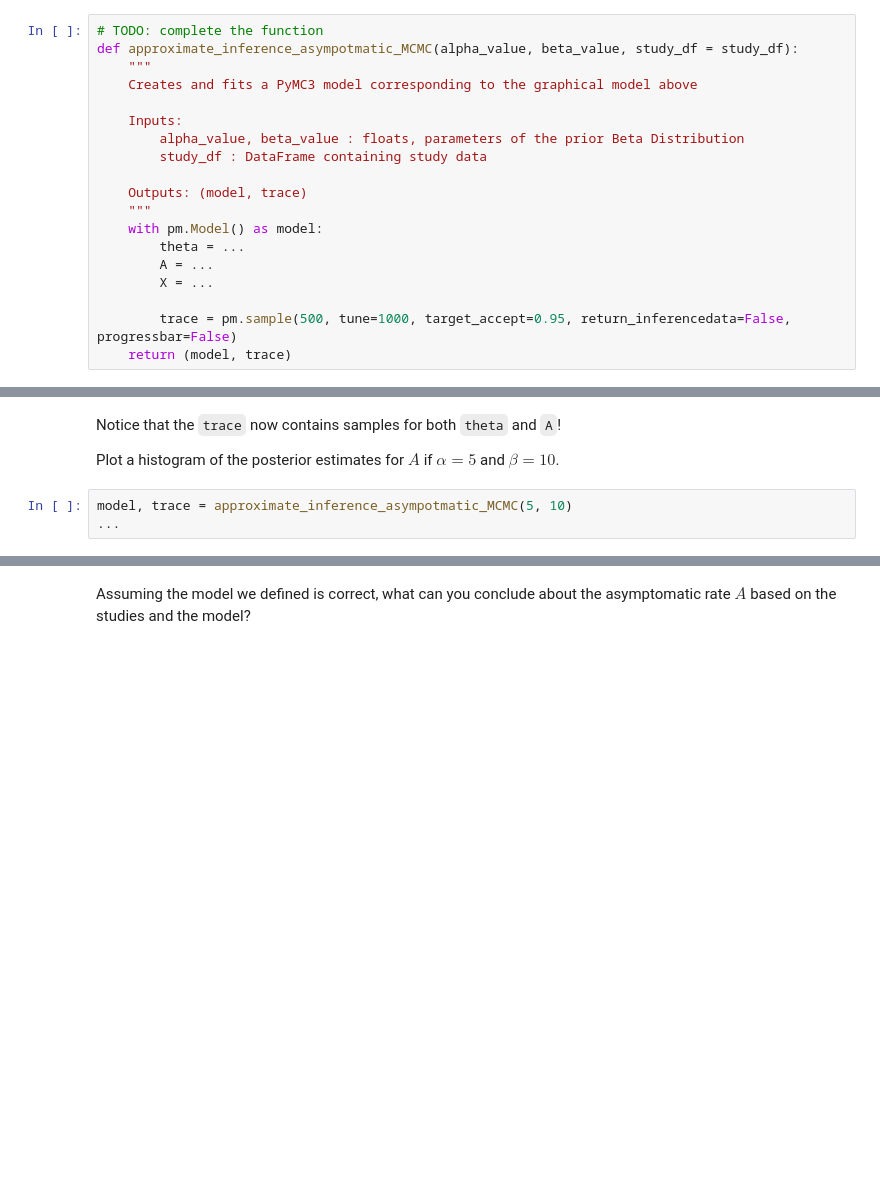
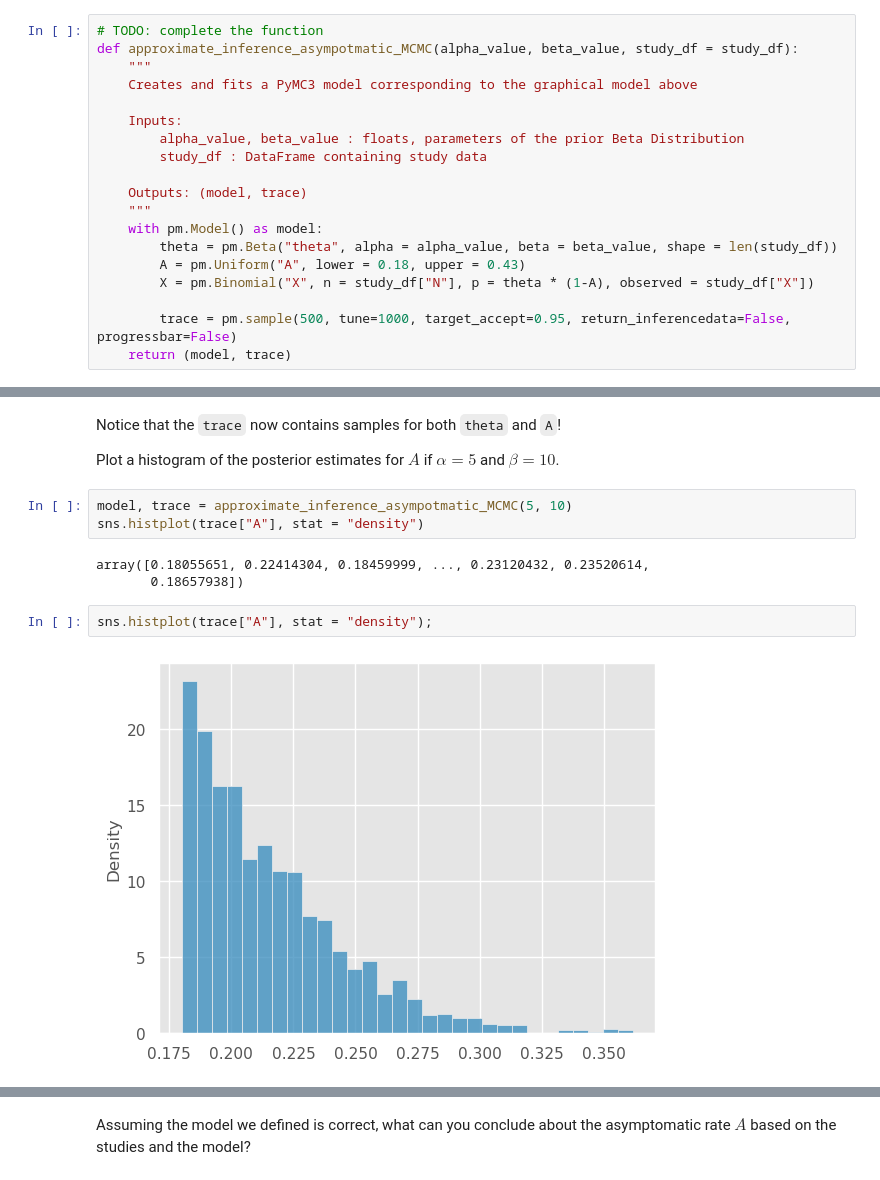
Before and after one commit to ds-102/fa23-materials, a Jupyter notebook: lab/lab03/lab03.ipynb, the cells around one changed output, grey strips where cells are left out. Cells and saved outputs as stored; diff of their text form; blank space fills up the shorter version.

```diff
--- a/lab/lab03/lab03.ipynb
+++ b/lab/lab03/lab03.ipynb
@@ -593,9 +651,9 @@ def approximate_inference_asympotmatic_MCMC(alpha_value, beta_value, study_df =
     Outputs: (model, trace)
     """
     with pm.Model() as model:
-        theta = ...
-        A = ...
-        X = ...
+        theta = pm.Beta("theta", alpha = alpha_value, beta = beta_value, shape = len(study_df))
+        A = pm.Uniform("A", lower = 0.18, upper = 0.43)
+        X = pm.Binomial("X", n = study_df["N"], p = theta * (1-A), observed = study_df["X"])
 
         trace = pm.sample(500, tune=1000, target_accept=0.95, return_inferencedata=False, progressbar=False)
     return (model, trace)
@@ -609,4 +669,11 @@ Notice that the `trace` now contains samples for both `theta` and `A`!
 Plot a histogram of the posterior estimates for $A$ if $\alpha=5$ and $\beta=10$.
 # %%
 model, trace = approximate_inference_asympotmatic_MCMC(5, 10)
-...
+sns.histplot(trace["A"], stat = "density")
+# %% [output]
+array([0.18055651, 0.22414304, 0.18459999, ..., 0.23120432, 0.23520614,
+       0.18657938])
+# %%
+sns.histplot(trace["A"], stat = "density");
+# %% [output]
+[figure, added]
```
Also changed, not shown: parts of 18 cells of this notebook.
